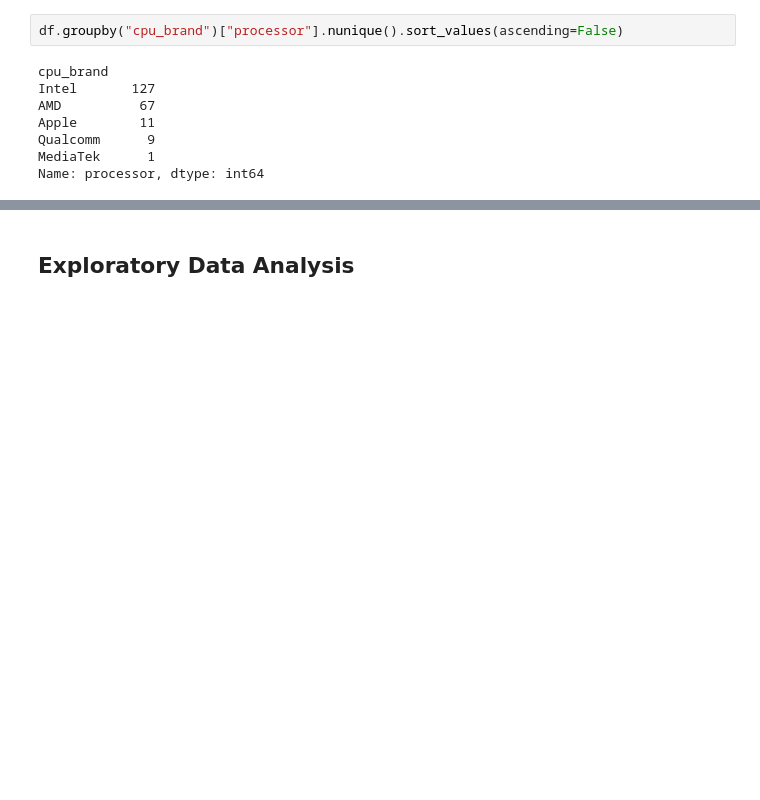
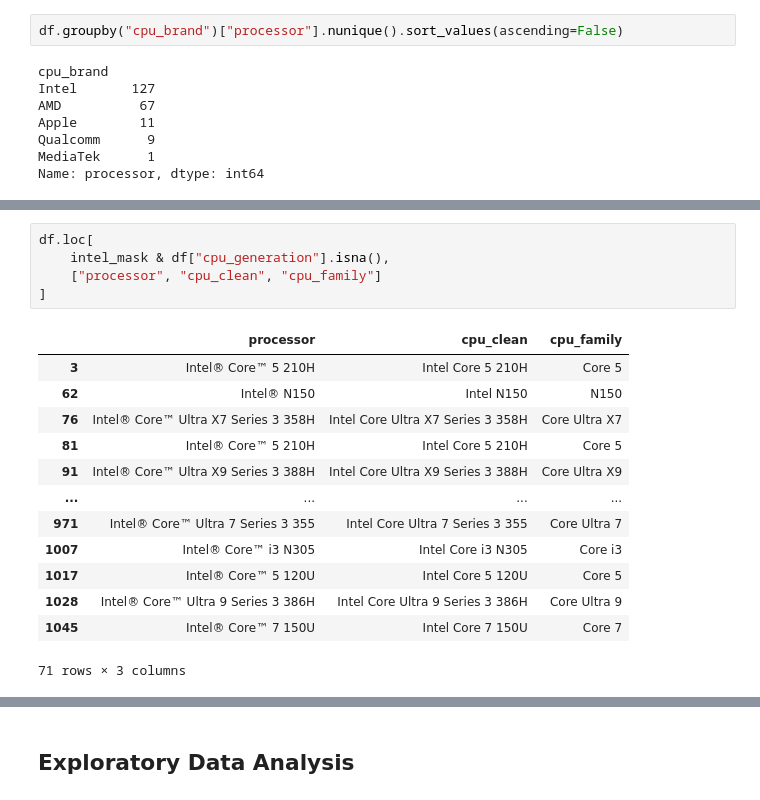
Before and after one commit to rishchuk/laptop-analysis, a Jupyter notebook: laptop_analysis.ipynb, the cells around one changed output, grey strips where cells are left out. Saved outputs shown, nothing was run; the diff lists cells and outputs as text; blank space fills up the shorter version.

```diff
--- a/laptop_analysis.ipynb
+++ b/laptop_analysis.ipynb
@@ -979,0 +1369,19 @@ Name: processor, dtype: int64
+# %%
+df.loc[
+    intel_mask & df["cpu_generation"].isna(),
+    ["processor", "cpu_clean", "cpu_family"]
+]
+# %% [output]
+|  | processor | cpu_clean | cpu_family |
+| 3 | Intel® Core™ 5 210H | Intel Core 5 210H | Core 5 |
+| 62 | Intel® N150 | Intel N150 | N150 |
+| 76 | Intel® Core™ Ultra X7 Series 3 358H | Intel Core Ultra X7 Series 3 358H | Core Ultra X7 |
+| 81 | Intel® Core™ 5 210H | Intel Core 5 210H | Core 5 |
+| 91 | Intel® Core™ Ultra X9 Series 3 388H | Intel Core Ultra X9 Series 3 388H | Core Ultra X9 |
+| ... | ... | ... | ... |
+| 971 | Intel® Core™ Ultra 7 Series 3 355 | Intel Core Ultra 7 Series 3 355 | Core Ultra 7 |
+| 1007 | Intel® Core™ i3 N305 | Intel Core i3 N305 | Core i3 |
+| 1017 | Intel® Core™ 5 120U | Intel Core 5 120U | Core 5 |
+| 1028 | Intel® Core™ Ultra 9 Series 3 386H | Intel Core Ultra 9 Series 3 386H | Core Ultra 9 |
+| 1045 | Intel® Core™ 7 150U | Intel Core 7 150U | Core 7 |
+71 rows × 3 columns
```
Also changed, not shown: parts of 41 cells of this notebook.
